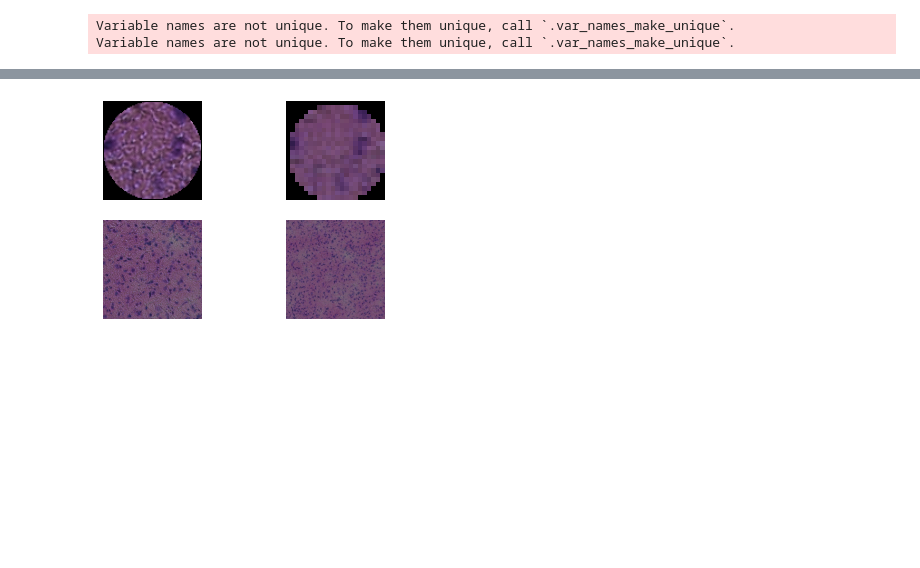
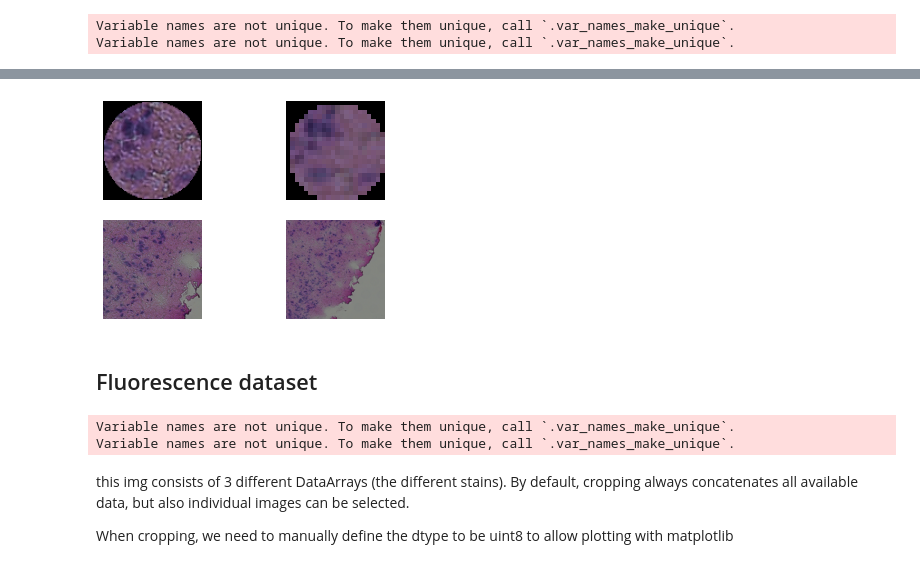
Before and after one commit to scverse/squidpy, a Jupyter notebook: notebooks/hs_extract_image_crops.ipynb, the cells around one changed output, grey strips where cells are left out. Drawn from its saved outputs; the diff is of its cells as text; code cells hidden in the pictures; blank space fills up the shorter version.

```diff
--- a/notebooks/hs_extract_image_crops.ipynb
+++ b/notebooks/hs_extract_image_crops.ipynb
@@ -74,27 +85,18 @@ mask crops with circle - different neighborhood sizes and scales
 # %%
-crop_1 = crop_img(img, xcoord[spot_id], ycoord[spot_id], scalef=1, sizef=1, spot_diameter=spot_diameter, mask_circle=True)
-crop_2 = crop_img(img, xcoord[spot_id], ycoord[spot_id], scalef=1, sizef=2, spot_diameter=spot_diameter, mask_circle=True)
-crop_3 = crop_img(img, xcoord[spot_id], ycoord[spot_id], scalef=0.5, sizef=1, spot_diameter=spot_diameter, mask_circle=True)
-crop_4 = crop_img(img, xcoord[spot_id], ycoord[spot_id], scalef=0.25, sizef=1, spot_diameter=spot_diameter, mask_circle=True)
+_, crop_1 = next(crop_iterator(adata, img, sizef=1, scale=1, mask_circle=True))
+_, crop_2 = next(crop_iterator(adata, img, sizef=1, scale=0.25, mask_circle=True))
+_, crop_3 = next(crop_iterator(adata, img, sizef=5, scale=1))
+_, crop_4 = next(crop_iterator(adata, img, sizef=10, scale=1))
 
 fig, axes = plt.subplots(2,2)
 axes[0][0].imshow(crop_1)
 axes[0][1].imshow(crop_2)
 axes[1][0].imshow(crop_3)
 axes[1][1].imshow(crop_4)
+for ax in axes.flat:
+    ax.axis('off')
+#plt.savefig('crop_example.png')
+# %% [output]
+[figure, added]
-# %%
-crop_1 = crop_img(img, xcoord[spot_id], ycoord[spot_id], scalef=1, sizef=1, spot_diameter=spot_diameter, mask_circle=True)
-crop_2 = crop_img(img, xcoord[spot_id], ycoord[spot_id], scalef=0.25, sizef=1, spot_diameter=spot_diameter, mask_circle=True)
-crop_3 = crop_img(img, xcoord[spot_id], ycoord[spot_id], scalef=1, sizef=5, spot_diameter=spot_diameter)
-crop_4 = crop_img(img, xcoord[spot_id], ycoord[spot_id], scalef=1, sizef=10, spot_diameter=spot_diameter)
-
-fig, axes = plt.subplots(2,2)
-axes[0][0].imshow(crop_1)
-axes[0][1].imshow(crop_2)
-axes[1][0].imshow(crop_3)
-axes[1][1].imshow(crop_4)
-for ax in axes.flat:
-    ax.axis('off')
-plt.savefig('crop_example.png')
-# %% [output]
-[figure, removed]
+# %% [markdown]
+## Fluorescence dataset
@@ -100,0 +109,12 @@ plt.savefig('crop_example.png')
+# %%
+adata = sc.read_visium(
+    dataset_folder, count_file=f"{dataset_name}_filtered_feature_bc_matrix.h5"
+)
+img = ImageContainer(image_file)
+# %% [output]
+Variable names are not unique. To make them unique, call `.var_names_make_unique`.
+Variable names are not unique. To make them unique, call `.var_names_make_unique`.
+# %% [markdown]
+this img consists of 3 different DataArrays (the different stains). By default, cropping always concatenates all available data, but also individual images can be selected.
+
+When cropping, we need to manually define the dtype to be uint8 to allow plotting with matplotlib
```
Also changed, not shown: parts of 22 cells of this notebook, 5 other files.
